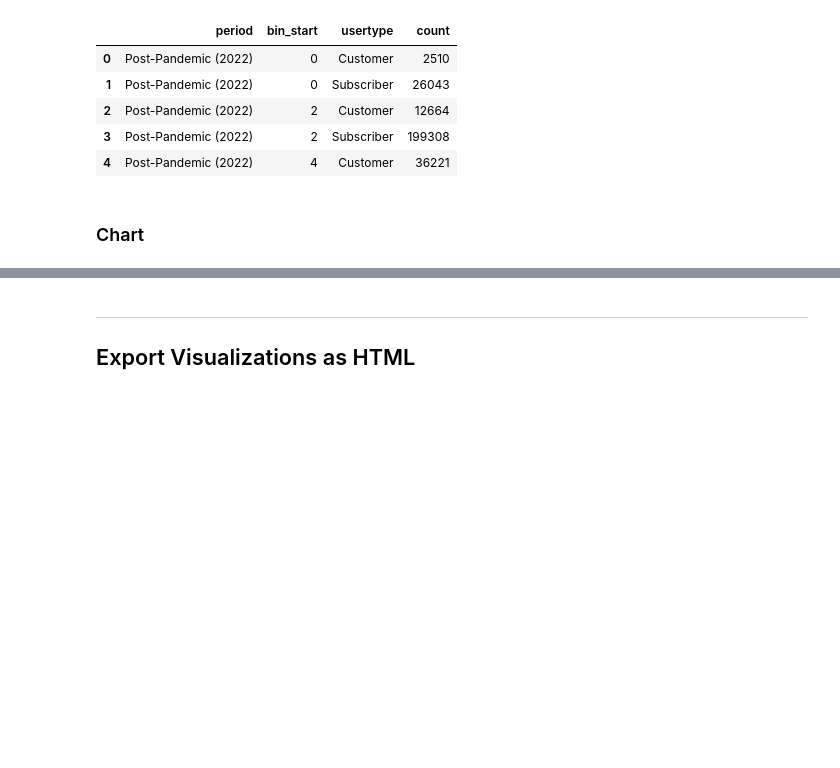
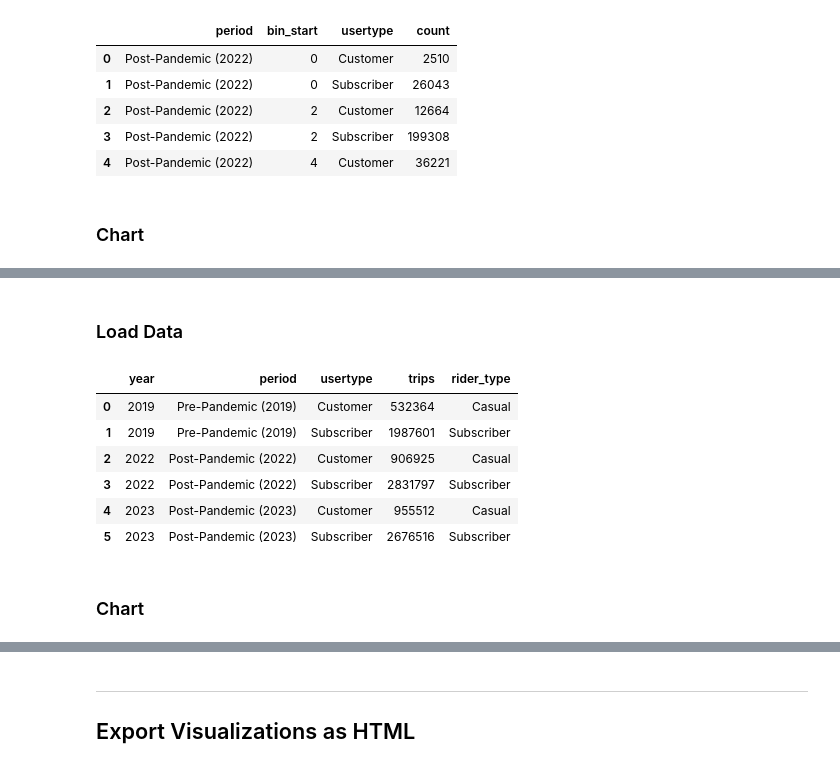
Before and after one commit to gaurang56/bluebikes-ds4200, a Jupyter notebook: visualizations.ipynb, the cells around one changed output, grey strips where cells are left out. Drawn from its saved outputs; the diff is of its cells as text; code cells hidden in the pictures; blank space fills up the shorter version.

```diff
--- a/visualizations.ipynb
+++ b/visualizations.ipynb
@@ -455,0 +471,23 @@ viz5_chart.display()
+# %% [markdown]
+### Load Data
+# %%
+viz1_raw = pd.read_csv('data/viz1_ridership.csv')
+
+annual = (
+    viz1_raw.groupby(['year', 'period', 'usertype'], as_index=False)
+            .agg(trips=('trip_count', 'sum'))
+)
+
+label_map = {'Customer': 'Casual', 'Subscriber': 'Subscriber'}
+annual['rider_type'] = annual['usertype'].map(label_map)
+annual
+# %% [output]
+|  | year | period | usertype | trips | rider_type |
+| 0 | 2019 | Pre-Pandemic (2019) | Customer | 532364 | Casual |
+| 1 | 2019 | Pre-Pandemic (2019) | Subscriber | 1987601 | Subscriber |
+| 2 | 2022 | Post-Pandemic (2022) | Customer | 906925 | Casual |
+| 3 | 2022 | Post-Pandemic (2022) | Subscriber | 2831797 | Subscriber |
+| 4 | 2023 | Post-Pandemic (2023) | Customer | 955512 | Casual |
+| 5 | 2023 | Post-Pandemic (2023) | Subscriber | 2676516 | Subscriber |
+# %% [markdown]
+### Chart
```
Also changed, not shown: parts of 5 cells of this notebook, 5 other files.
